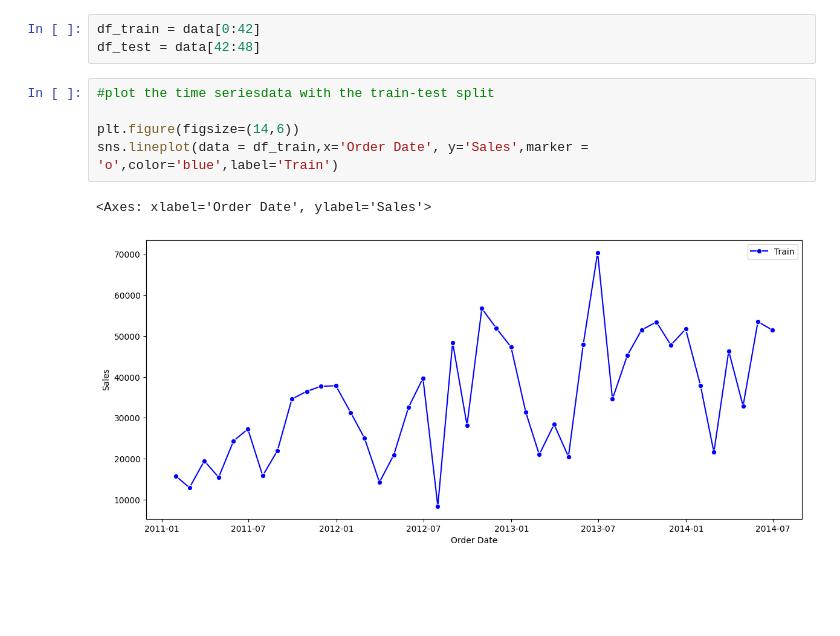
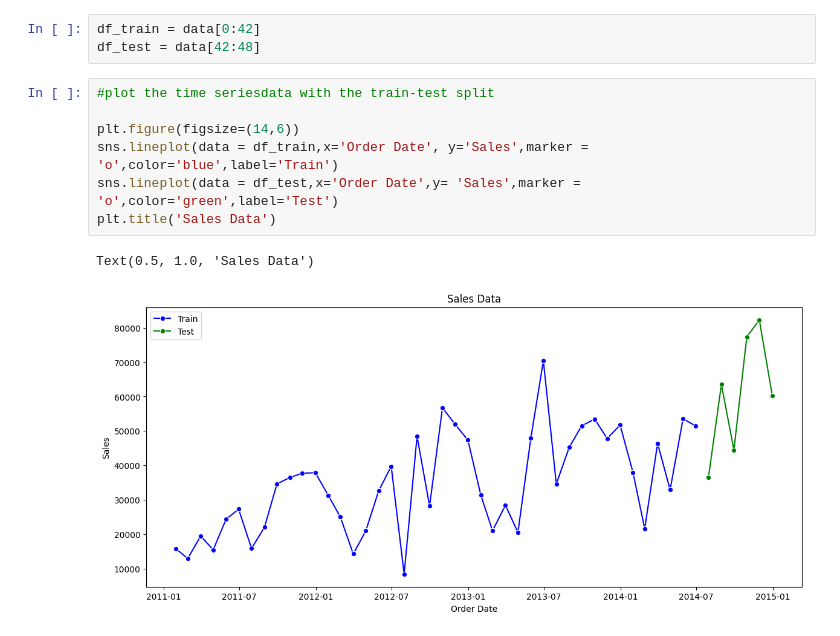
Before and after one commit to sk-shahsi/ML_Model, a Jupyter notebook: Time_series.ipynb, the cells around one changed output. Drawn from its saved outputs; the diff is of its cells as text; blank space fills up the shorter version.

```diff
--- a/Time_series.ipynb
+++ b/Time_series.ipynb
@@ -261,8 +261,10 @@ df_test = data[42:48]
 # %%
 #plot the time seriesdata with the train-test split
 
 plt.figure(figsize=(14,6))
 sns.lineplot(data = df_train,x='Order Date', y='Sales',marker = 'o',color='blue',label='Train')
+sns.lineplot(data = df_test,x='Order Date',y= 'Sales',marker = 'o',color='green',label='Test')
+plt.title('Sales Data')
 # %% [output]
-<Axes: xlabel='Order Date', ylabel='Sales'>
+Text(0.5, 1.0, 'Sales Data')
-[figure, old version]
+[figure, new version]
```
